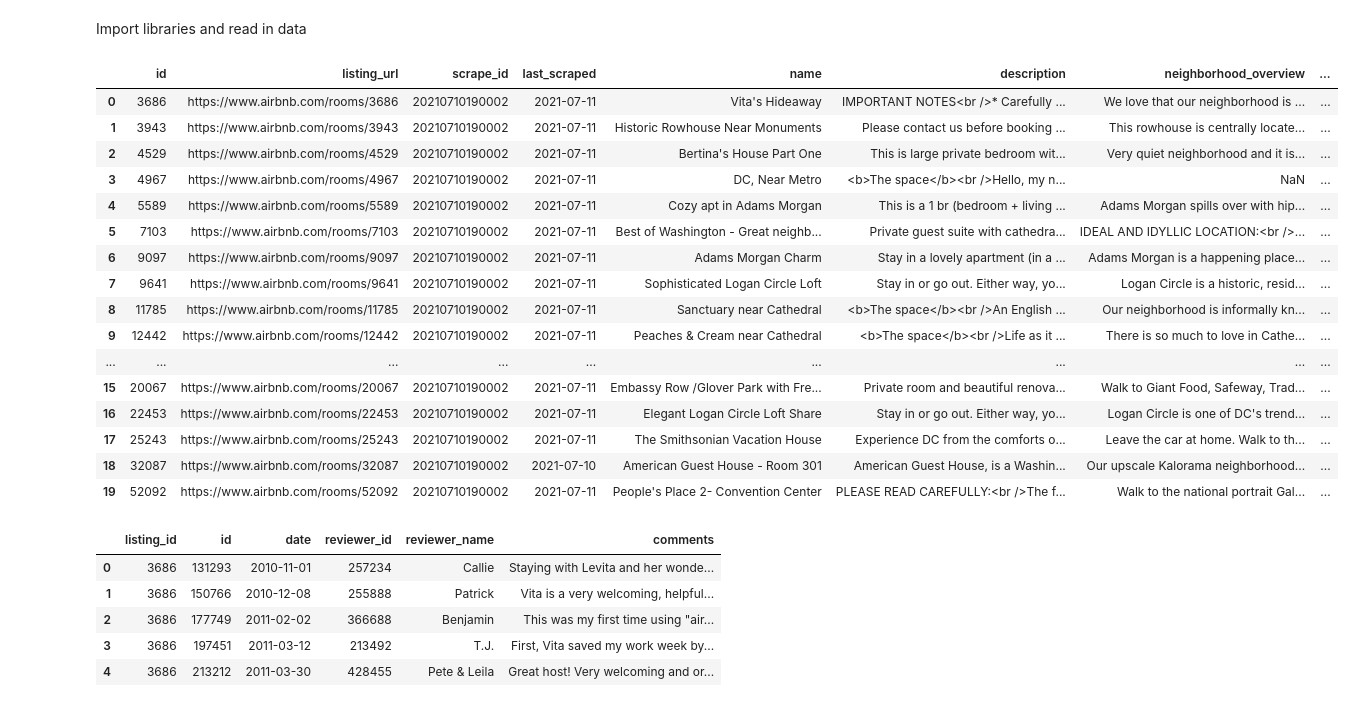
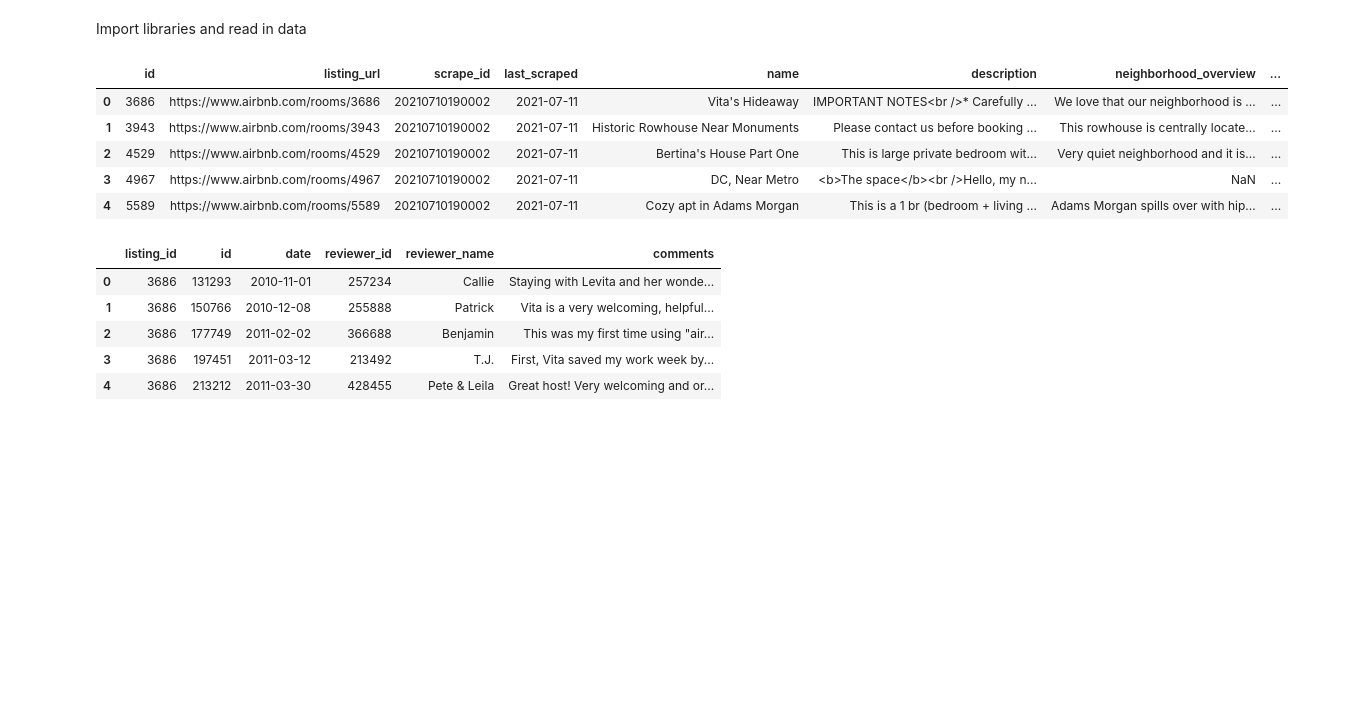
Before and after one commit to rgfriedman/washingon_dc_airbnb_hosting_helper, a Jupyter notebook: code/data_cleaning.ipynb, the cells around one changed output. Drawn from its saved outputs; the diff is of its cells as text; code cells hidden in the pictures; blank space fills up the shorter version.

```diff
--- a/code/data_cleaning.ipynb
+++ b/code/data_cleaning.ipynb
@@ -15,25 +48,14 @@ listings = pd.read_csv('../data/listings.csv.gz')
 # %%
 reviews = pd.read_csv('../data/reviews.csv.gz')
 # %%
-listings.head(20)
+listings.head()
 # %% [output]
 |  | id | listing_url | scrape_id | last_scraped | name | description | neighborhood_overview | ... |
 | 0 | 3686 | https://www.airbnb.com/rooms/3686 | 20210710190002 | 2021-07-11 | Vita's Hideaway | IMPORTANT NOTES<br />* Carefully ... | We love that our neighborhood is ... | ... |
 | 1 | 3943 | https://www.airbnb.com/rooms/3943 | 20210710190002 | 2021-07-11 | Historic Rowhouse Near Monuments | Please contact us before booking ... | This rowhouse is centrally locate... | ... |
 | 2 | 4529 | https://www.airbnb.com/rooms/4529 | 20210710190002 | 2021-07-11 | Bertina's House Part One | This is large private bedroom wit... | Very quiet neighborhood and it is... | ... |
 | 3 | 4967 | https://www.airbnb.com/rooms/4967 | 20210710190002 | 2021-07-11 | DC, Near Metro | <b>The space</b><br />Hello, my n... | NaN | ... |
 | 4 | 5589 | https://www.airbnb.com/rooms/5589 | 20210710190002 | 2021-07-11 | Cozy apt in Adams Morgan | This is a 1 br (bedroom + living ... | Adams Morgan spills over with hip... | ... |
-| 5 | 7103 | https://www.airbnb.com/rooms/7103 | 20210710190002 | 2021-07-11 | Best of Washington - Great neighb... | Private guest suite with cathedra... | IDEAL AND IDYLLIC LOCATION:<br />... | ... |
-| 6 | 9097 | https://www.airbnb.com/rooms/9097 | 20210710190002 | 2021-07-11 | Adams Morgan Charm | Stay in a lovely apartment (in a ... | Adams Morgan is a happening place... | ... |
-| 7 | 9641 | https://www.airbnb.com/rooms/9641 | 20210710190002 | 2021-07-11 | Sophisticated Logan Circle Loft | Stay in or go out. Either way, yo... | Logan Circle is a historic, resid... | ... |
-| 8 | 11785 | https://www.airbnb.com/rooms/11785 | 20210710190002 | 2021-07-11 | Sanctuary near Cathedral | <b>The space</b><br />An English ... | Our neighborhood is informally kn... | ... |
-| 9 | 12442 | https://www.airbnb.com/rooms/12442 | 20210710190002 | 2021-07-11 | Peaches & Cream near Cathedral | <b>The space</b><br />Life as it ... | There is so much to love in Cathe... | ... |
-| ... | ... | ... | ... | ... | ... | ... | ... | ... |
-| 15 | 20067 | https://www.airbnb.com/rooms/20067 | 20210710190002 | 2021-07-11 | Embassy Row /Glover Park with Fre... | Private room and beautiful renova... | Walk to Giant Food, Safeway, Trad... | ... |
-| 16 | 22453 | https://www.airbnb.com/rooms/22453 | 20210710190002 | 2021-07-11 | Elegant Logan Circle Loft Share | Stay in or go out. Either way, yo... | Logan Circle is one of DC's trend... | ... |
-| 17 | 25243 | https://www.airbnb.com/rooms/25243 | 20210710190002 | 2021-07-11 | The Smithsonian Vacation House | Experience DC from the comforts o... | Leave the car at home. Walk to th... | ... |
-| 18 | 32087 | https://www.airbnb.com/rooms/32087 | 20210710190002 | 2021-07-10 | American Guest House - Room 301 | American Guest House, is a Washin... | Our upscale Kalorama neighborhood... | ... |
-| 19 | 52092 | https://www.airbnb.com/rooms/52092 | 20210710190002 | 2021-07-11 | People's Place 2- Convention Center | PLEASE READ CAREFULLY:<br />The f... | Walk to the national portrait Gal... | ... |
 # %%
 reviews.head()
 # %% [output]
```
Also changed, not shown: parts of 14 cells of this notebook.
